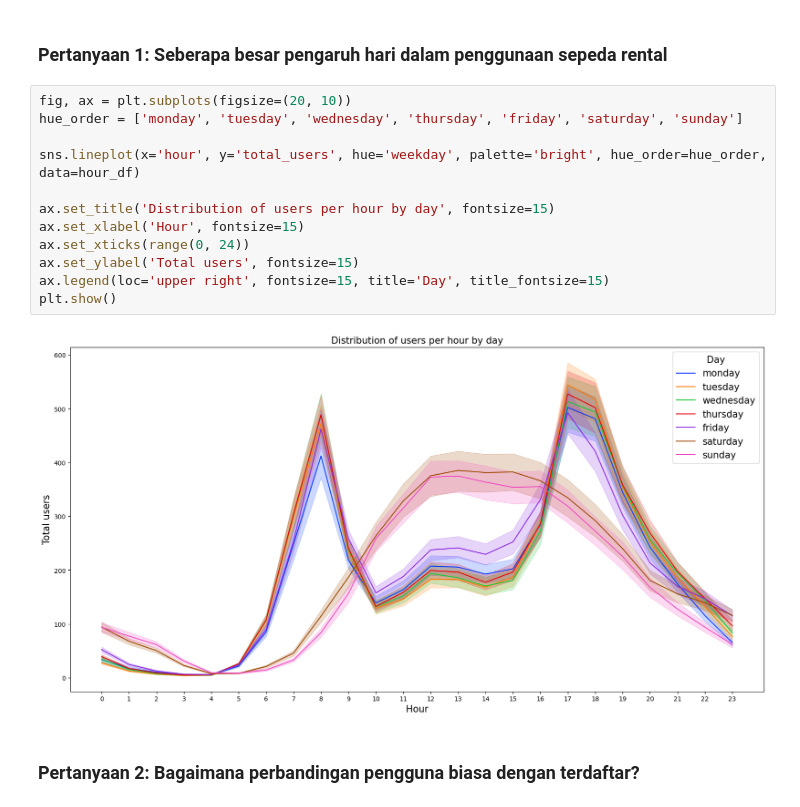
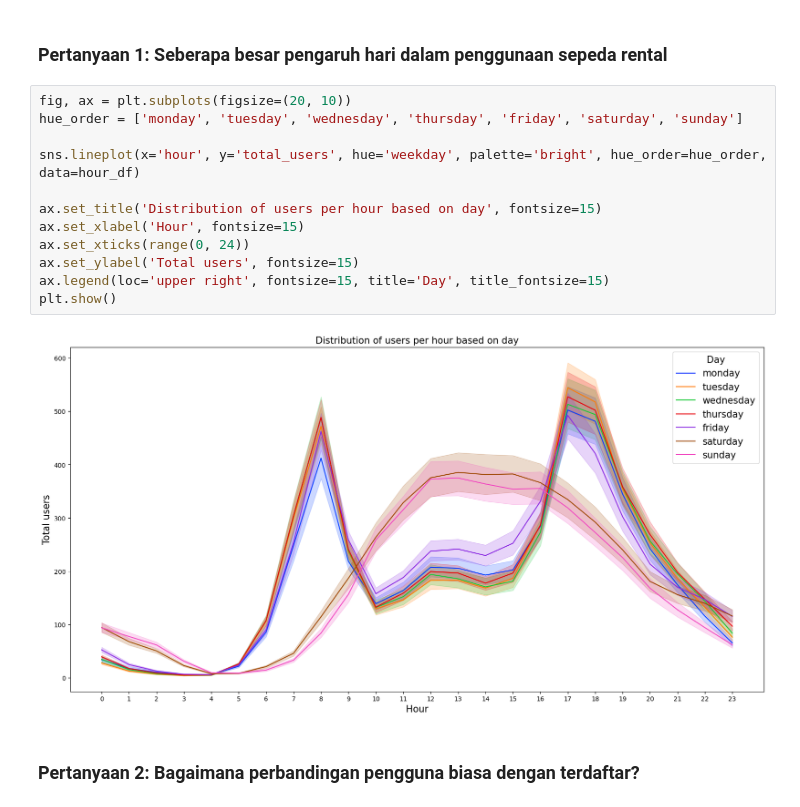
Before and after one commit to haikalirf/Bike-Sharing-Dataset-Analysis, a Jupyter notebook: notebook.ipynb, the cells around one changed output. Cells and saved outputs as stored; diff of their text form.

```diff
--- a/notebook.ipynb
+++ b/notebook.ipynb
@@ -219,17 +222,17 @@ hour_df.groupby(['year'])[['casual_users', 'registered_users', 'total_users']].s
 # %%
 fig, ax = plt.subplots(figsize=(20, 10))
 hue_order = ['monday', 'tuesday', 'wednesday', 'thursday', 'friday', 'saturday', 'sunday']
 
 sns.lineplot(x='hour', y='total_users', hue='weekday', palette='bright', hue_order=hue_order, data=hour_df)
 
-ax.set_title('Distribution of users per hour by day', fontsize=15)
+ax.set_title('Distribution of users per hour based on day', fontsize=15)
 ax.set_xlabel('Hour', fontsize=15)
 ax.set_xticks(range(0, 24))
 ax.set_ylabel('Total users', fontsize=15)
 ax.legend(loc='upper right', fontsize=15, title='Day', title_fontsize=15)
 plt.show()
 # %% [output]
-[figure, old version]
+[figure, new version]
 # %% [markdown]
 ### Pertanyaan 2: Bagaimana perbandingan pengguna biasa dengan terdaftar?
 # %%
```
Also changed, not shown: parts of 2 cells of this notebook, 3 other files.
